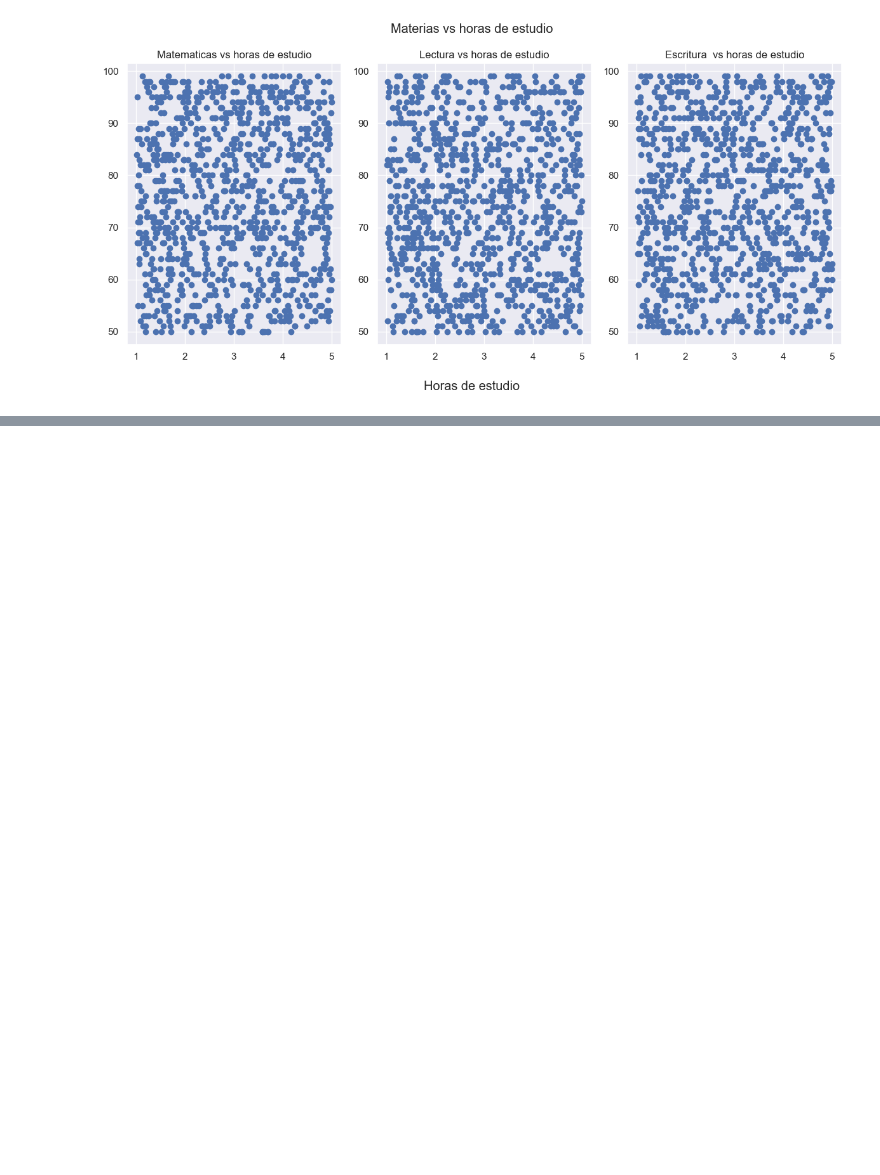
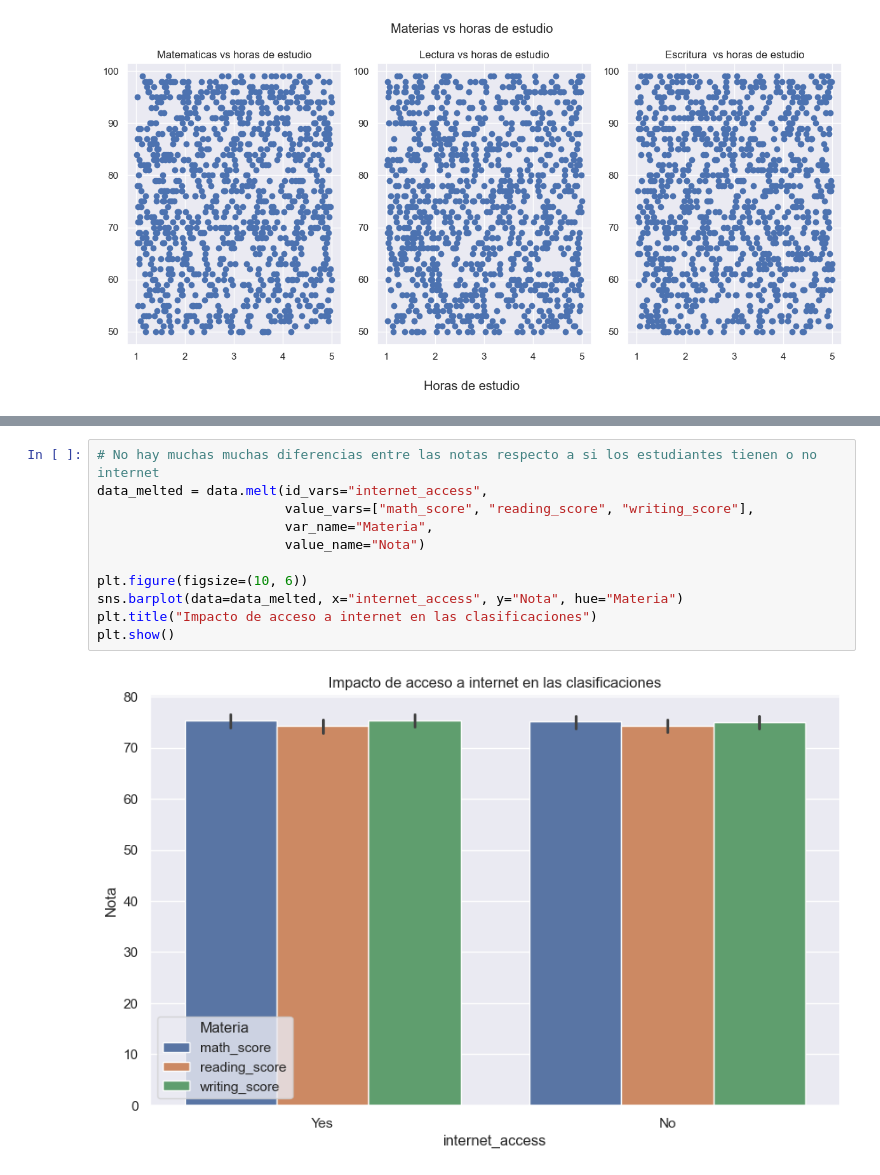
Before and after one commit to AidamZzzZ/student_academic_performance, a Jupyter notebook: notebooks/01.eda.ipynb, the cells around one changed output, grey strips where cells are left out. Saved outputs shown, nothing was run; the diff lists cells and outputs as text; blank space fills up the shorter version.

```diff
--- a/notebooks/01.eda.ipynb
+++ b/notebooks/01.eda.ipynb
@@ -214,0 +238,13 @@ plt.show()
+# %%
+# No hay muchas muchas diferencias entre las notas respecto a si los estudiantes tienen o no internet
+data_melted = data.melt(id_vars="internet_access",
+                        value_vars=["math_score", "reading_score", "writing_score"],
+                        var_name="Materia",
+                        value_name="Nota")
+
+plt.figure(figsize=(10, 6))
+sns.barplot(data=data_melted, x="internet_access", y="Nota", hue="Materia")
+plt.title("Impacto de acceso a internet en las clasificaciones")
+plt.show()
+# %% [output]
+[figure, added]
```
Also changed, not shown: parts of 7 cells of this notebook.
